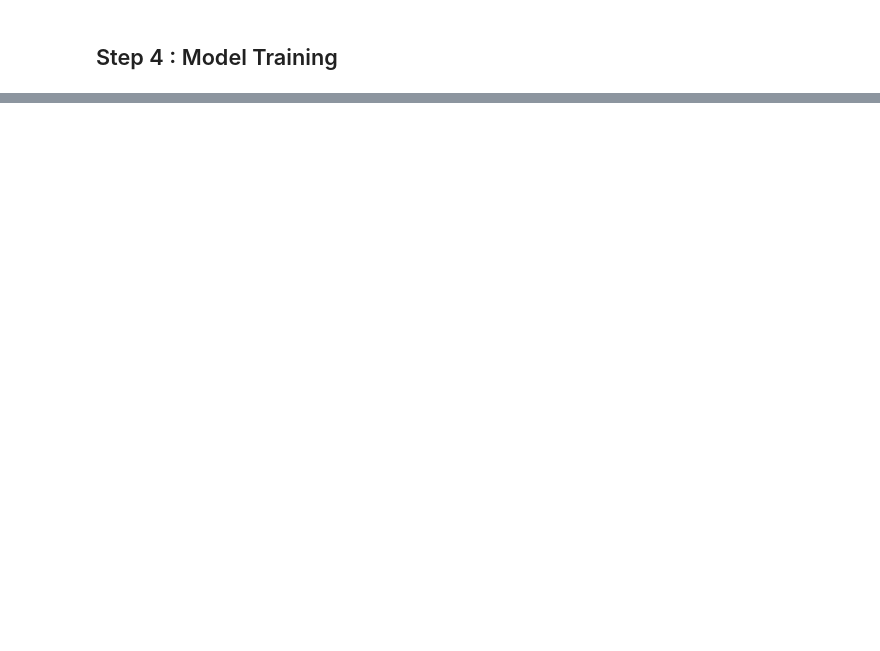
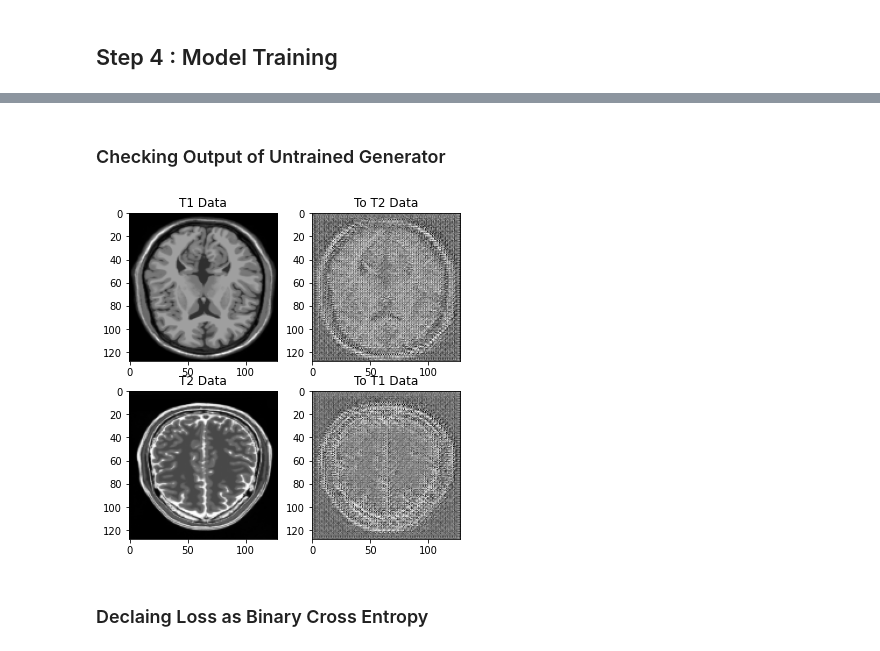
Before and after one commit to chaitsugale/Style-Transfer-using-CycleGAN, a Jupyter notebook: Style_Transfer_MR1_T1_T2_Cyclic_GAN_Capstone_Project_Chaitanya.ipynb, the cells around one changed output, grey strips where cells are left out. Drawn from its saved outputs; the diff is of its cells as text; code cells hidden in the pictures; blank space fills up the shorter version.

```diff
--- a/Style_Transfer_MR1_T1_T2_Cyclic_GAN_Capstone_Project_Chaitanya.ipynb
+++ b/Style_Transfer_MR1_T1_T2_Cyclic_GAN_Capstone_Project_Chaitanya.ipynb
@@ -688,0 +699,34 @@ T2 Discriminator Model
+# %% [markdown]
+### Checking Output of Untrained Generator
+# %%
+# checking sample
+
+t1_sample = next(iter(t1_image_data))
+
+t2_sample = next(iter(t2_image_data))
+# %%
+to_t2 = t2_generator(t1_sample)
+
+to_t1 = t2_generator(t2_sample)
+# %%
+#plotting graph
+
+plt.figure(figsize=(6,6))
+contrast = 7
+
+mr1_image = [t1_sample,to_t2,t2_sample,to_t1]
+mr1_title = ['T1 Data','To T2 Data','T2 Data','To T1 Data']
+
+for i in range(len(mr1_image)):
+  plt.subplot(2,2,i+1)
+  plt.title(mr1_title[i])
+  if i % 2 == 0:
+        plt.imshow(mr1_image[i][0].numpy()[:, :, 0] * 0.5 + 0.5, cmap='gray')
+  else:
+        plt.imshow(mr1_image[i][0].numpy()[:, :, 0] * 0.5 * contrast + 0.5, cmap='gray')
+
+plt.show()
+# %% [output]
+[figure, added]
+# %% [markdown]
+### Declaing Loss as Binary Cross Entropy
```
Also changed, not shown: parts of 17 cells of this notebook.
